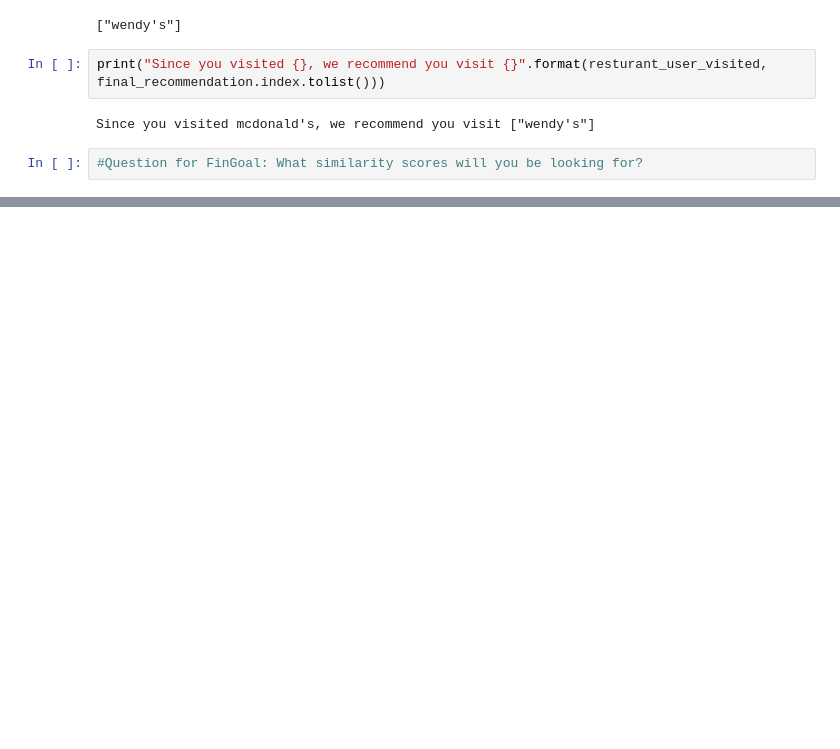
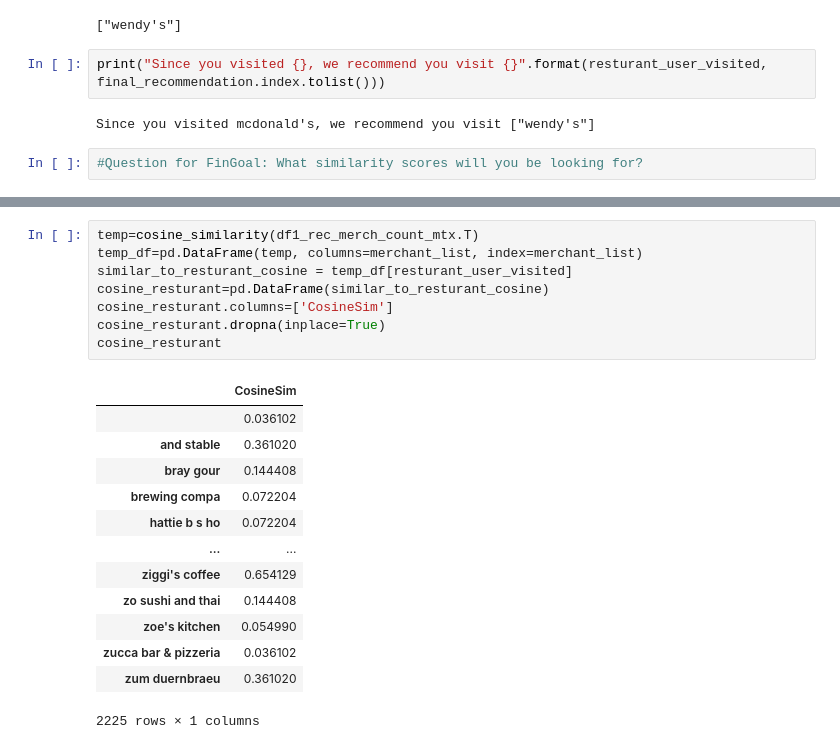
Before and after one commit to fariha23/recommendation_system_creditcard, a Jupyter notebook: notebooks/Recommendation_System_v1.ipynb, the cells around one changed output, grey strips where cells are left out. Saved outputs shown, nothing was run; the diff lists cells and outputs as text; blank space fills up the shorter version.

```diff
--- a/notebooks/Recommendation_System_v1.ipynb
+++ b/notebooks/Recommendation_System_v1.ipynb
@@ -525,0 +524,22 @@ Since you visited mcdonald's, we recommend you visit ["wendy's"]
+# %%
+temp=cosine_similarity(df1_rec_merch_count_mtx.T)
+temp_df=pd.DataFrame(temp, columns=merchant_list, index=merchant_list)
+similar_to_resturant_cosine = temp_df[resturant_user_visited]
+cosine_resturant=pd.DataFrame(similar_to_resturant_cosine)
+cosine_resturant.columns=['CosineSim']
+cosine_resturant.dropna(inplace=True)
+cosine_resturant
+# %% [output]
+|  | CosineSim |
+|  | 0.036102 |
+| and stable | 0.361020 |
+| bray gour | 0.144408 |
+| brewing compa | 0.072204 |
+| hattie b s ho | 0.072204 |
+| ... | ... |
+| ziggi's coffee | 0.654129 |
+| zo sushi and thai | 0.144408 |
+| zoe's kitchen | 0.054990 |
+| zucca bar & pizzeria | 0.036102 |
+| zum duernbraeu | 0.361020 |
+2225 rows × 1 columns
```
Also changed, not shown: parts of 13 cells of this notebook.
